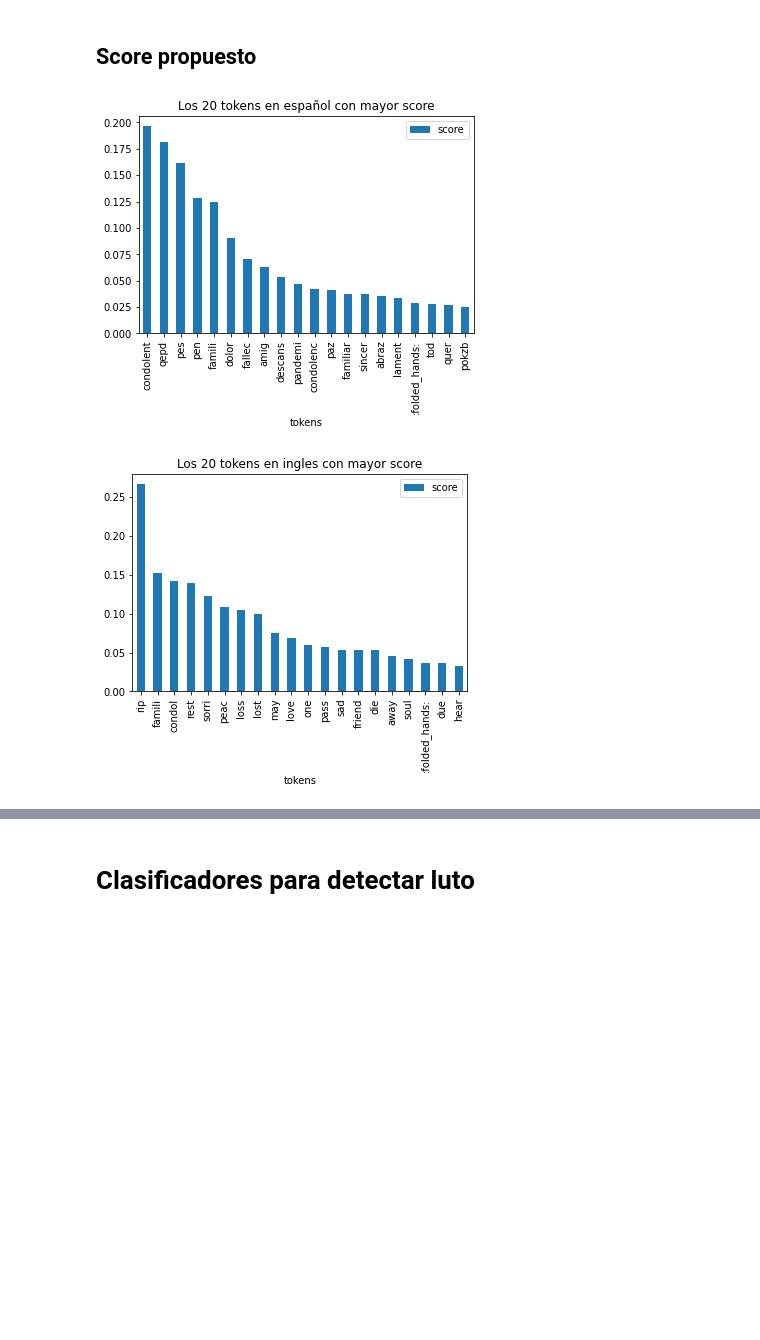
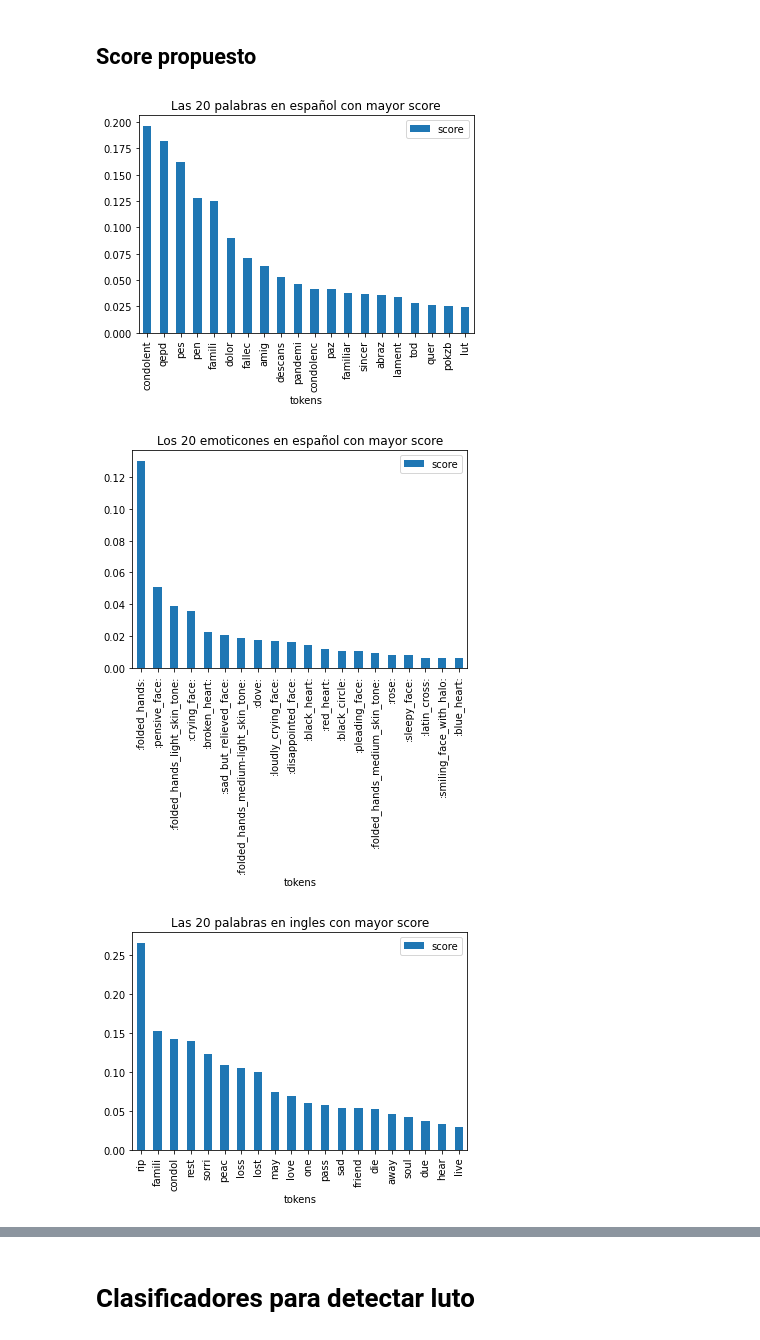
Before and after one commit to imsarmiento/NLP_202110, a Jupyter notebook: HW2/MOURNING.ipynb, the cells around one changed output, grey strips where cells are left out. Drawn from its saved outputs; the diff is of its cells as text; code cells hidden in the pictures; blank space fills up the shorter version.

```diff
--- a/HW2/MOURNING.ipynb
+++ b/HW2/MOURNING.ipynb
@@ -300,17 +300,24 @@ Tabla de los 20 emojis en ingles que mejor describen el luto
 # %% [markdown]
 ## Score propuesto
 # %%
-def lista_score(tweets_tokenizado, n , idioma):
+def lista_score(tweets_tokenizado, n , idioma, solo_emoticones=True):
     """
     generar lista de los primeros n tokens con mayor score, a partir de los tweets
     tokenizados. El score se definió como la diferencia entre la probabilidad de aparecer
     en un tweet de mourning menos la de aparecer en un tweet de no mourning
     :param tweets_tokenizado: dataframe de los tweets tokenizados
     :param n: numero de tokens a visualizar
-    :param idioma: idioma donde aparecieron los emoticones
+    :param idioma: idioma de los tweets
+    :param solo_emoticones: para indicar si solo son emoticones o palabras
     :return: lista de los n tokens con mayor score
     """
-    tweets_tokenizado_slikelihood = scaled_likelihood(tweets_tokenizado)
+    if solo_emoticones:
+        tweets_tokenizado_s = tweets_tokenizado.loc[tweets_tokenizado['tokens'].str.contains(':')]
+        title = f'Los {n} emoticones en {idioma} con mayor score'
+    else:
+        tweets_tokenizado_s = tweets_tokenizado.loc[~tweets_tokenizado['tokens'].str.contains(':')]
+        title = f'Las {n} palabras en {idioma} con mayor score'
+    tweets_tokenizado_slikelihood = scaled_likelihood(tweets_tokenizado_s)
     res = tweets_tokenizado_slikelihood\
         .drop('total_apariciones_categoria', axis = 1)\
         .set_index(['tokens', 'tag'])\
@@ -321,11 +328,14 @@ def lista_score(tweets_tokenizado, n , idioma):
     res = res.sort_values(by='score', ascending = False)
     res.head(20).plot.bar(x = 'tokens',
                           y = 'score',
-                          title = f'Los {n} tokens en {idioma} con mayor score')
+                          title = title)
     return res
 # %%
-score_es_tweets = lista_score(tweets_es_tokenizado,20,'español')
-score_en_tweets = lista_score(tweets_en_tokenizado,20,'ingles')
+score_es_tweets_words = lista_score(tweets_es_tokenizado,20,'español', False)
+score_es_tweets_emojis = lista_score(tweets_es_tokenizado,20,'español', True)
+score_en_tweets_words = lista_score(tweets_en_tokenizado,20,'ingles', False)
+score_en_tweets_emojis = lista_score(tweets_en_tokenizado,20,'ingles', True)
 # %% [output]
-[figure, old version]
+[figure, new version]
-[figure, old version]
+[figure, new version]
+[figure, added]
```
Also changed, not shown: parts of 16 cells of this notebook.
